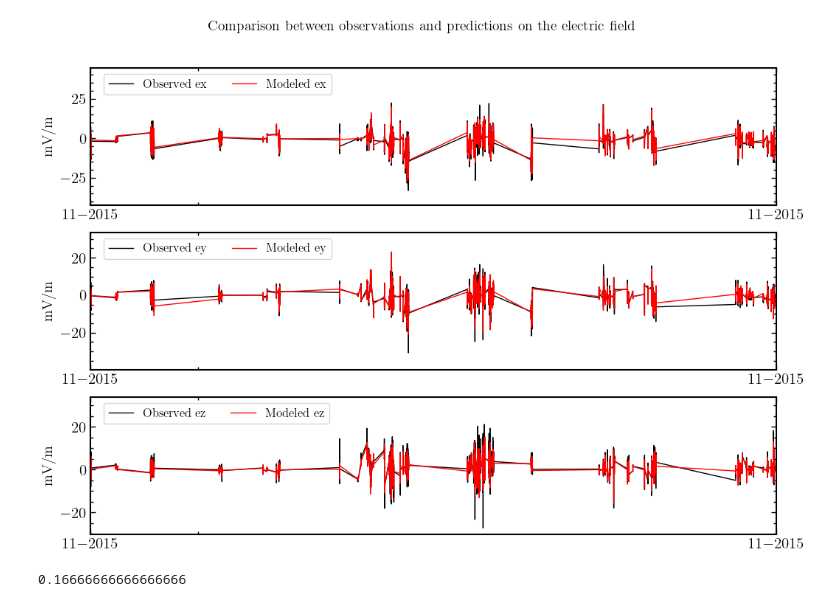
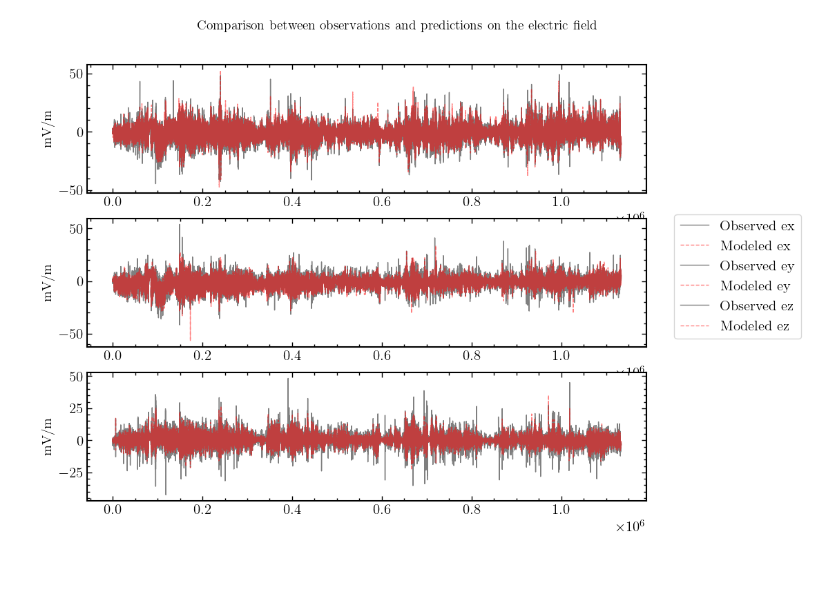
Before and after one commit to esevegne/astro-nn, a Jupyter notebook: analysis.ipynb, the cells around one changed output. Saved outputs shown, nothing was run; the diff lists cells and outputs as text; code cells hidden in the pictures; blank space fills up the shorter version.

```diff
--- a/analysis.ipynb
+++ b/analysis.ipynb
@@ -371,0 +392,2 @@ df_predict
+# %%
+df_predict['ey'] = - df_predict['ey']
@@ -372,3 +400,40 @@ df_predict
+# %%
+## test 1
+
+output_targets = ['ex','ey','ez']
+
+fig, ax = plt.subplots(len(output_targets), 1, figsize=(12,8))
+plt.subplots_adjust(hspace=0.2)
+
+for j,col in enumerate(output_targets):
+        ax[j].plot(np.arange(len(df_test)),df_test.sort_index()[col], label='Observed ' + col, color='k',linestyle='solid',alpha=0.5)
+        ax[j].plot(np.arange(len(df_test)),df_predict.sort_index()[col], label='Modeled ' + col, color='r',linestyle='dashed',alpha=0.5)
+        #ax[j].plot(np.arange(len(df_test)),df_theo.sort_index()[col], label="Ohm's law " + col, color='g',linestyle='dotted',alpha=0.5)
+        #ax[j].plot(d_mhd[col+'_mhd'], label='MHD ' + col, color='g')
+        #ax[j].plot(d_hall[col+'_hall'], label='Hall ' + col, color='b')
+        #ax[j].legend(loc='upper left',bbox_to_anchor=(.01, 1.0),ncols=2, fontsize=12)
+        #ax[j].set_xlim(t_test_begin, t_test_end)
+        #ax[j].xaxis.set_major_locator(mdates.MonthLocator(interval=2))
+        #ax[j].xaxis.set_minor_locator(mdates.DayLocator(interval=7))
+        #ax[j].xaxis.set_major_formatter(mdates.DateFormatter('%m-%Y'))
+        #ax[j].set_xlim(6700,6900)
+        ax[j].set_ylabel('mV/m', fontsize=14)
+        ax[j].xaxis.get_label().set_fontsize(16)
+        #text = str('Pcc = {}'.format(Pcc_xyz[j])) + str(' , r$^2$ = {}'.format(r2_xyz[j]))
+        #ax[j].text(0.75, 0.05, text, fontsize=14, transform=ax[j].transAxes)
+
+#ax[0].set_ylim(df_predict[t_test_begin:t_test_end][output_targets[0]].min() - 20, df_predict[t_test_begin:t_test_end][output_targets[0]].max() + 10)
+#ax[1].set_ylim(df_predict[t_test_begin:t_test_end][output_targets[1]].min() - 20, df_predict[t_test_begin:t_test_end][output_targets[1]].max() + 10)
+#ax[2].set_ylim(df_predict[t_test_begin:t_test_end][output_targets[2]].min() - 20, df_predict[t_test_begin:t_test_end][output_targets[2]].max() + 10)
+
+fig = plt.gcf()
+fig.legend(loc='center right')
+fig.subplots_adjust(top=0.9,right=0.8)
+fig.suptitle("Comparison between observations and predictions on the electric field", fontsize=14)
+
+plt.show()
+# %% [output]
+[figure, added]
 # %%
 ## test 1
 
@@ -378,8 +443,7 @@ fig, ax = plt.subplots(len(output_targets), 1, figsize=(12,8))
 plt.subplots_adjust(hspace=0.2)
 
 for j,col in enumerate(output_targets):
-        ax[j].plot(df_test.sort_index()[col], label='Observed ' + col, color='k')
-        ax[j].plot(df_predict.sort_index()[col], label='Modeled ' + col, color='r')
+        ax[j].plot(df_test.sort_index()[col]-df_predict.sort_index()[col], label='Diff ' + col, color='k')
         #ax[j].plot(d_mhd[col+'_mhd'], label='MHD ' + col, color='g')
         #ax[j].plot(d_hall[col+'_hall'], label='Hall ' + col, color='b')
         ax[j].legend(loc='upper left',bbox_to_anchor=(.01, 1.0),ncols=2, fontsize=12)
@@ -401,5 +465,3 @@ fig.subplots_adjust(top=0.9)
 fig.suptitle("Comparison between observations and predictions on the electric field", fontsize=14)
 
 plt.show()
-# %% [output]
-[figure, removed]
@@ -449,6 +486,2 @@ for j,col in enumerate(output_targets):
 plt.tight_layout()
 plt.show()
-# %%
-1/6
-# %% [output]
-0.16666666666666666
```
Also changed, not shown: parts of 42 cells of this notebook, 2 other files.
